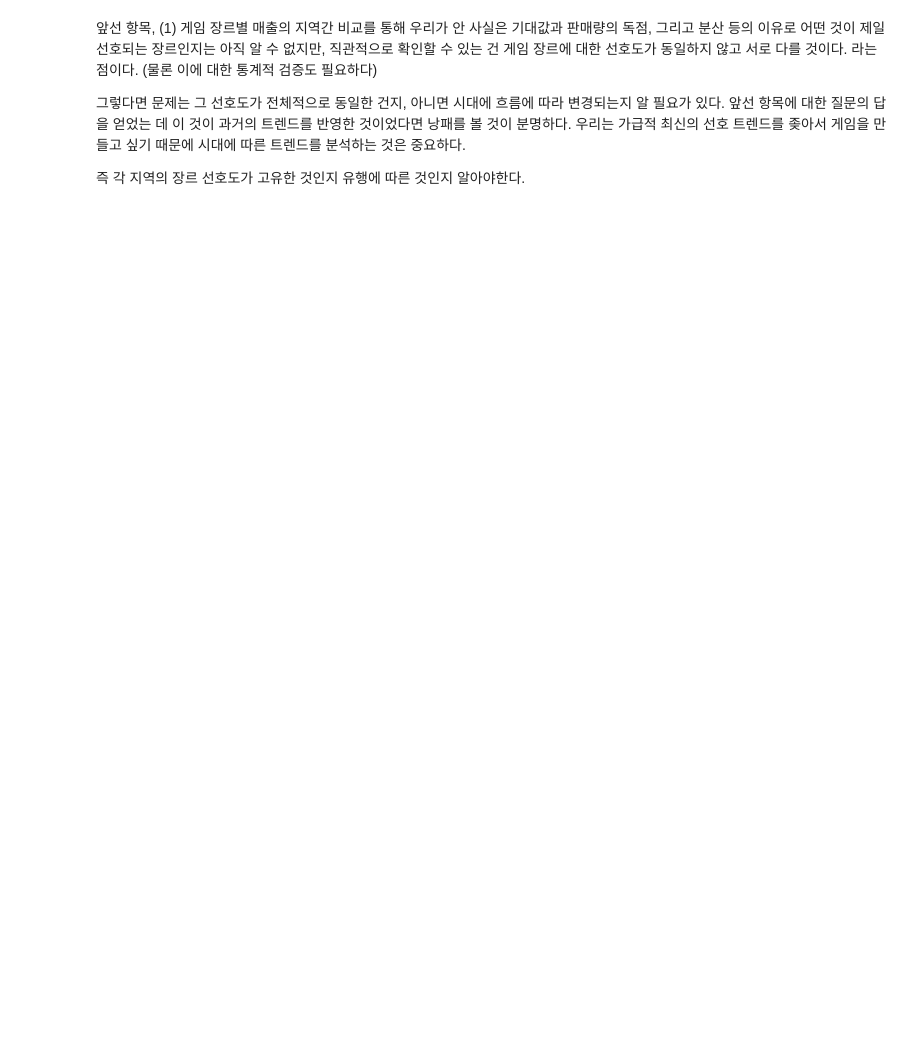
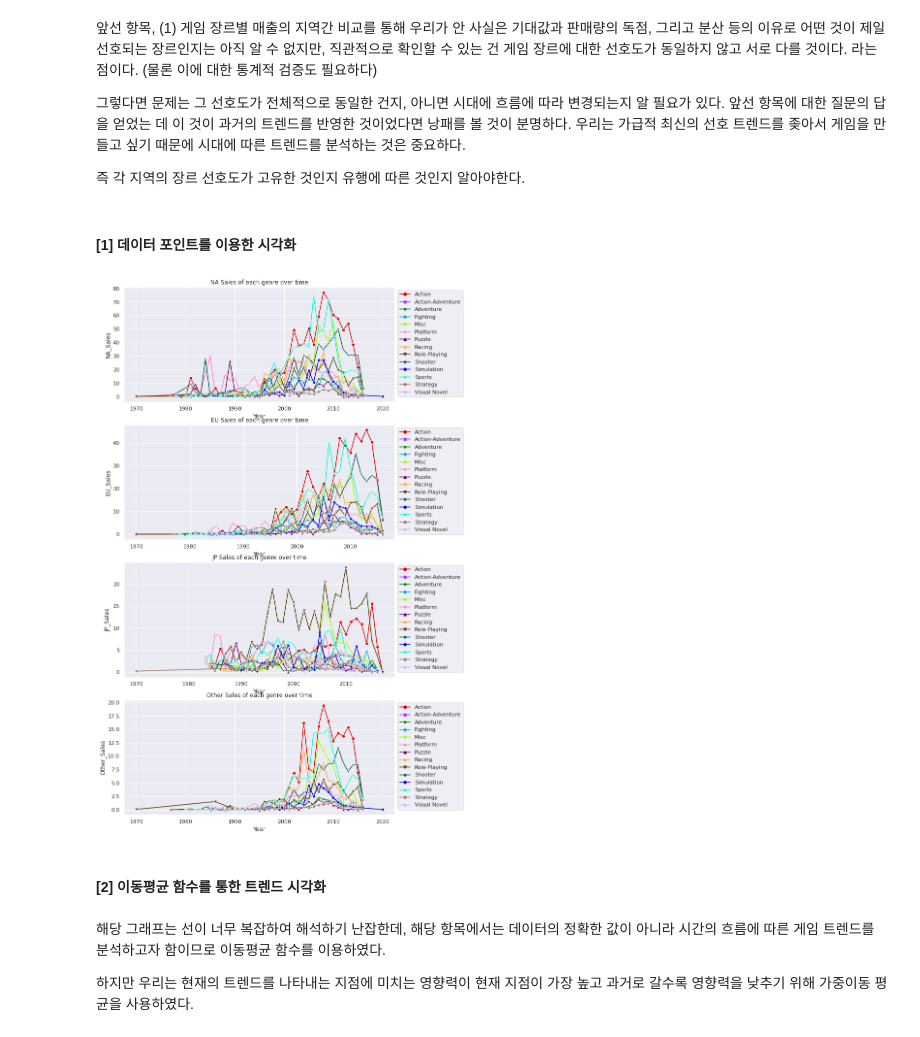
Before and after one commit to pokem1402/section_project_one, a Jupyter notebook: EDA_3_visualize.ipynb, the cells around one changed output. Saved outputs shown, nothing was run; the diff lists cells and outputs as text; code cells hidden in the pictures; blank space fills up the shorter version.

```diff
--- a/EDA_3_visualize.ipynb
+++ b/EDA_3_visualize.ipynb
@@ -173,6 +177,7 @@ The number of data : 16583
 # (2) 연도별 출시된 타이틀 수 중 플랫폼 중복을 제외한 수
 fig, ax = plt.subplots()
 
+sns.set(rc={'figure.figsize':(24,10)})
 df_removed_duplicated = df_.drop_duplicates(subset=["Name"])
 
 y = df_removed_duplicated.Year.value_counts()
@@ -806,3 +811,38 @@ T score를 통해 신뢰구간을 95%로 지정하고 각 장르의 기댓값에
 그렇다면 문제는 그 선호도가 전체적으로 동일한 건지, 아니면 시대에 흐름에 따라 변경되는지 알 필요가 있다. 앞선 항목에 대한 질문의 답을 얻었는 데 이 것이 과거의 트렌드를 반영한 것이었다면 낭패를 볼 것이 분명하다. 우리는 가급적 최신의 선호 트렌드를 좆아서 게임을 만들고 싶기 때문에 시대에 따른 트렌드를 분석하는 것은 중요하다.
 
 즉 각 지역의 장르 선호도가 고유한 것인지 유행에 따른 것인지 알아야한다.
+# %%
+df_.Year = df_.Year.astype(int)
+# %% [markdown]
+#### [1] 데이터 포인트를 이용한 시각화
+# %%
+fig, (ax1, ax2, ax3, ax4) = plt.subplots(4,1, figsize=(10, 20))
+sns.set(font_scale=1)
+data = df_.groupby(["Genre", "Year"]).sum().reset_index().replace(0, np.nan)
+
+palette = sns.color_palette(cc.glasbey, n_colors=14)
+
+
+sns.lineplot(data = data, x = "Year", y = "NA_Sales", hue="Genre", ax=ax1, palette=palette, style="Genre",markers=True, dashes=False)
+ax1.legend(loc = "upper left", bbox_to_anchor=(1,1))
+ax1.title.set_text("NA Sales of each genre over time")
+sns.lineplot(data = data, x = "Year", y = "EU_Sales", hue="Genre", ax=ax2, palette=palette, style="Genre",markers=True, dashes=False)
+ax2.legend(loc = "upper left", bbox_to_anchor=(1,1))
+ax2.title.set_text("EU Sales of each genre over time")
+
+sns.lineplot(data = data, x = "Year", y = "JP_Sales", hue="Genre", ax=ax3, palette=palette, style="Genre",markers=True, dashes=False)
+ax3.legend(loc = "upper left", bbox_to_anchor=(1,1))
+ax3.title.set_text("JP Sales of each genre over time")
+
+sns.lineplot(data = data, x = "Year", y = "Other_Sales", hue="Genre", ax=ax4, palette=palette, style="Genre",markers=True, dashes=False)
+ax4.legend(loc = "upper left", bbox_to_anchor=(1,1))
+ax4.title.set_text("Other Sales of each genre over time")
+plt.show()
+# %% [output]
+[figure, added]
+# %% [markdown]
+#### [2] 이동평균 함수를 통한 트렌드 시각화
+# %% [markdown]
+해당 그래프는 선이 너무 복잡하여 해석하기 난잡한데, 해당 항목에서는 데이터의 정확한 값이 아니라 시간의 흐름에 따른 게임 트렌드를 분석하고자 함이므로 이동평균 함수를 이용하였다.
+
+ 하지만 우리는 현재의 트렌드를 나타내는 지점에 미치는 영향력이 현재 지점이 가장 높고 과거로 갈수록 영향력을 낮추기 위해 가중이동 평균을 사용하였다.
```
Also changed, not shown: parts of 31 cells of this notebook.
